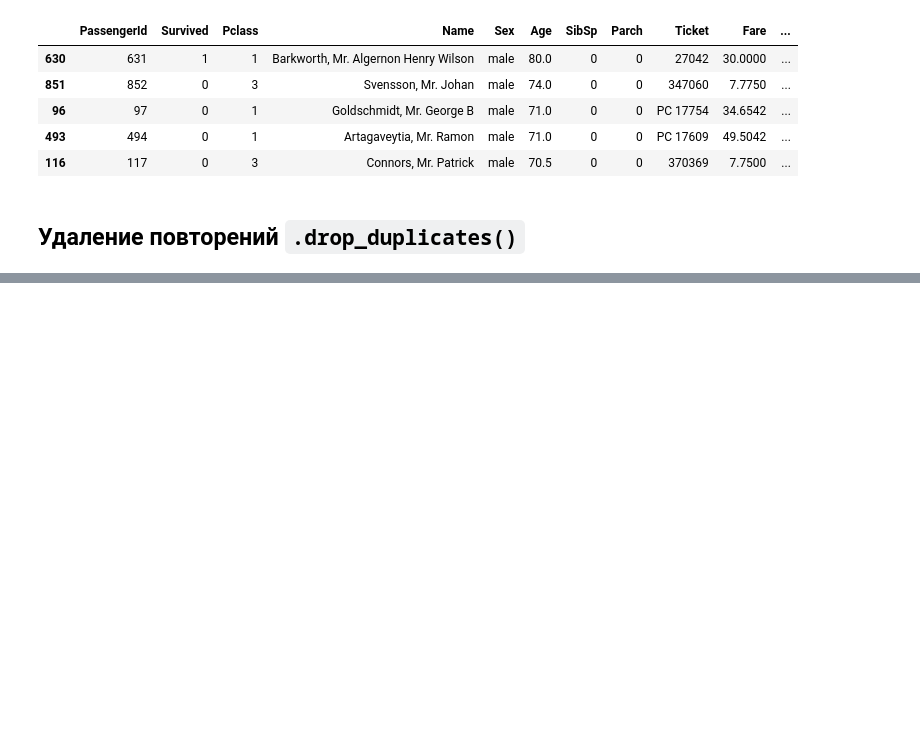
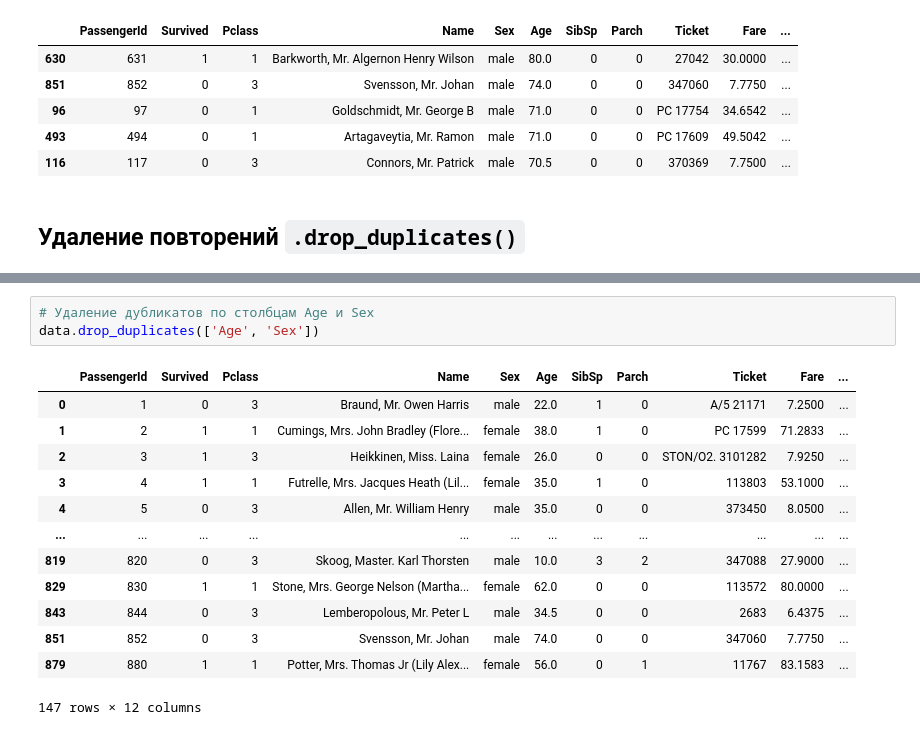
Before and after one commit to ksumarshmallow/Data-Analysis-Design-24, a Jupyter notebook: Seminars/Sem2/Sem2.ipynb, the cells around one changed output, grey strips where cells are left out. Saved outputs shown, nothing was run; the diff lists cells and outputs as text; blank space fills up the shorter version.

```diff
--- a/Seminars/Sem2/Sem2.ipynb
+++ b/Seminars/Sem2/Sem2.ipynb
@@ -379,0 +380,17 @@ df2.drop_duplicates(['Блогер', 'Подписчики'])   # Можно у
+# %%
+# Удаление дубликатов по столбцам Age и Sex
+data.drop_duplicates(['Age', 'Sex'])
+# %% [output]
+|  | PassengerId | Survived | Pclass | Name | Sex | Age | SibSp | Parch | Ticket | Fare | ... |
+| 0 | 1 | 0 | 3 | Braund, Mr. Owen Harris | male | 22.0 | 1 | 0 | A/5 21171 | 7.2500 | ... |
+| 1 | 2 | 1 | 1 | Cumings, Mrs. John Bradley (Flore... | female | 38.0 | 1 | 0 | PC 17599 | 71.2833 | ... |
+| 2 | 3 | 1 | 3 | Heikkinen, Miss. Laina | female | 26.0 | 0 | 0 | STON/O2. 3101282 | 7.9250 | ... |
+| 3 | 4 | 1 | 1 | Futrelle, Mrs. Jacques Heath (Lil... | female | 35.0 | 1 | 0 | 113803 | 53.1000 | ... |
+| 4 | 5 | 0 | 3 | Allen, Mr. William Henry | male | 35.0 | 0 | 0 | 373450 | 8.0500 | ... |
+| ... | ... | ... | ... | ... | ... | ... | ... | ... | ... | ... | ... |
+| 819 | 820 | 0 | 3 | Skoog, Master. Karl Thorsten | male | 10.0 | 3 | 2 | 347088 | 27.9000 | ... |
+| 829 | 830 | 1 | 1 | Stone, Mrs. George Nelson (Martha... | female | 62.0 | 0 | 0 | 113572 | 80.0000 | ... |
+| 843 | 844 | 0 | 3 | Lemberopolous, Mr. Peter L | male | 34.5 | 0 | 0 | 2683 | 6.4375 | ... |
+| 851 | 852 | 0 | 3 | Svensson, Mr. Johan | male | 74.0 | 0 | 0 | 347060 | 7.7750 | ... |
+| 879 | 880 | 1 | 1 | Potter, Mrs. Thomas Jr (Lily Alex... | female | 56.0 | 0 | 1 | 11767 | 83.1583 | ... |
+147 rows × 12 columns
```
Also changed, not shown: parts of 20 cells of this notebook.
